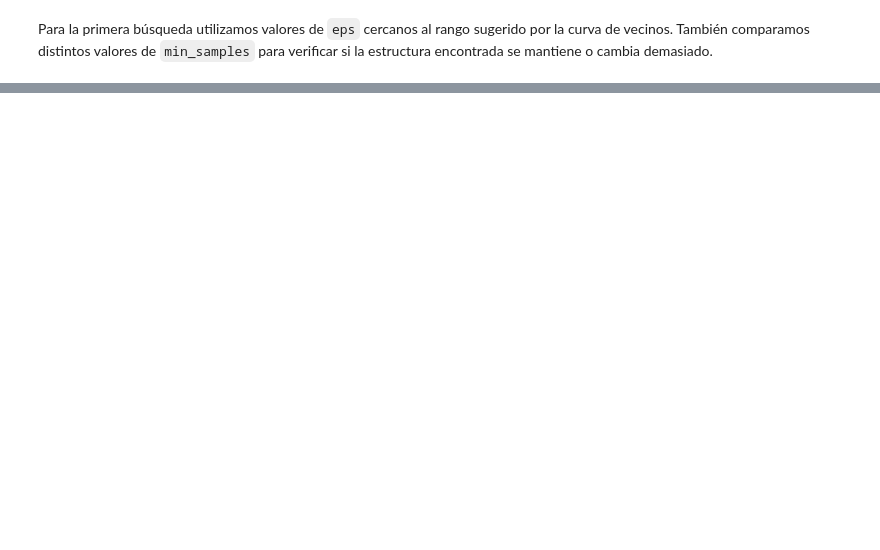
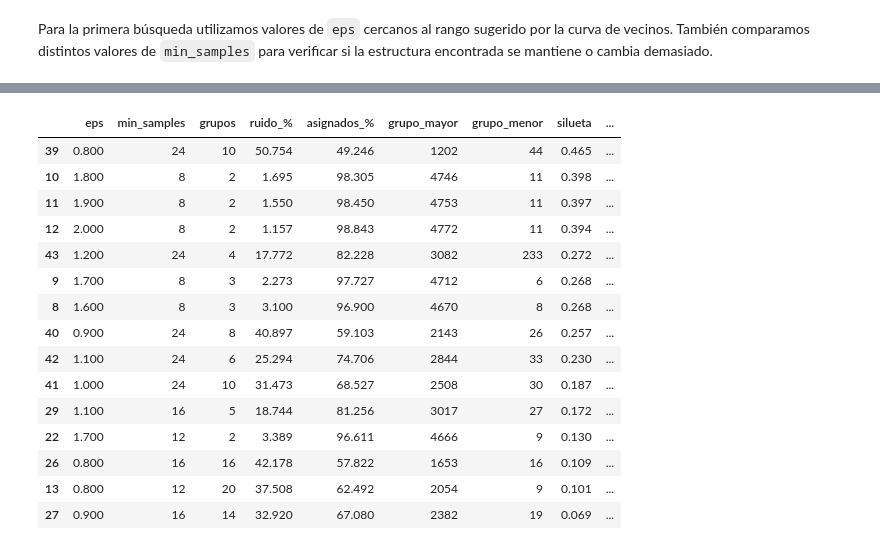
Before and after one commit to alexParedes027/oil-production-prediction, a Jupyter notebook: notebooks/07_modelado_clustering.ipynb, the cells around one changed output, grey strips where cells are left out. Saved outputs shown, nothing was run; the diff lists cells and outputs as text; code cells hidden in the pictures; blank space fills up the shorter version.

```diff
--- a/notebooks/07_modelado_clustering.ipynb
+++ b/notebooks/07_modelado_clustering.ipynb
@@ -511,0 +484,60 @@ display(
+# %%
+def grilla_dbscan(
+    X,
+    eps_valores,
+    min_samples_valores,
+):
+    filas = []
+
+    for min_samples in min_samples_valores:
+        for eps in eps_valores:
+            etiquetas = DBSCAN(
+                eps=eps,
+                min_samples=min_samples,
+            ).fit_predict(X)
+
+            fila = {
+                "eps": round(float(eps), 2),
+                "min_samples": min_samples,
+            }
+
+            fila.update(
+                metricas_dbscan(X, etiquetas)
+            )
+
+            filas.append(fila)
+
+    return pd.DataFrame(filas)
+# %%
+eps_valores = np.arange(0.8, 2.01, 0.1)
+min_samples_valores = [8, 12, 16, 24]
+
+grilla_resultados = grilla_dbscan(
+    X_escalado.to_numpy(),
+    eps_valores,
+    min_samples_valores,
+)
+
+display(
+    grilla_resultados.sort_values(
+        ["silueta", "ruido_%"],
+        ascending=[False, True],
+    ).head(15)
+)
+# %% [output]
+|  | eps | min_samples | grupos | ruido_% | asignados_% | grupo_mayor | grupo_menor | silueta | ... |
+| 39 | 0.800 | 24 | 10 | 50.754 | 49.246 | 1202 | 44 | 0.465 | ... |
+| 10 | 1.800 | 8 | 2 | 1.695 | 98.305 | 4746 | 11 | 0.398 | ... |
+| 11 | 1.900 | 8 | 2 | 1.550 | 98.450 | 4753 | 11 | 0.397 | ... |
+| 12 | 2.000 | 8 | 2 | 1.157 | 98.843 | 4772 | 11 | 0.394 | ... |
+| 43 | 1.200 | 24 | 4 | 17.772 | 82.228 | 3082 | 233 | 0.272 | ... |
+| 9 | 1.700 | 8 | 3 | 2.273 | 97.727 | 4712 | 6 | 0.268 | ... |
+| 8 | 1.600 | 8 | 3 | 3.100 | 96.900 | 4670 | 8 | 0.268 | ... |
+| 40 | 0.900 | 24 | 8 | 40.897 | 59.103 | 2143 | 26 | 0.257 | ... |
+| 42 | 1.100 | 24 | 6 | 25.294 | 74.706 | 2844 | 33 | 0.230 | ... |
+| 41 | 1.000 | 24 | 10 | 31.473 | 68.527 | 2508 | 30 | 0.187 | ... |
+| 29 | 1.100 | 16 | 5 | 18.744 | 81.256 | 3017 | 27 | 0.172 | ... |
+| 22 | 1.700 | 12 | 2 | 3.389 | 96.611 | 4666 | 9 | 0.130 | ... |
+| 26 | 0.800 | 16 | 16 | 42.178 | 57.822 | 1653 | 16 | 0.109 | ... |
+| 13 | 0.800 | 12 | 20 | 37.508 | 62.492 | 2054 | 9 | 0.101 | ... |
+| 27 | 0.900 | 16 | 14 | 32.920 | 67.080 | 2382 | 19 | 0.069 | ... |
```
Also changed, not shown: parts of 21 cells of this notebook.
